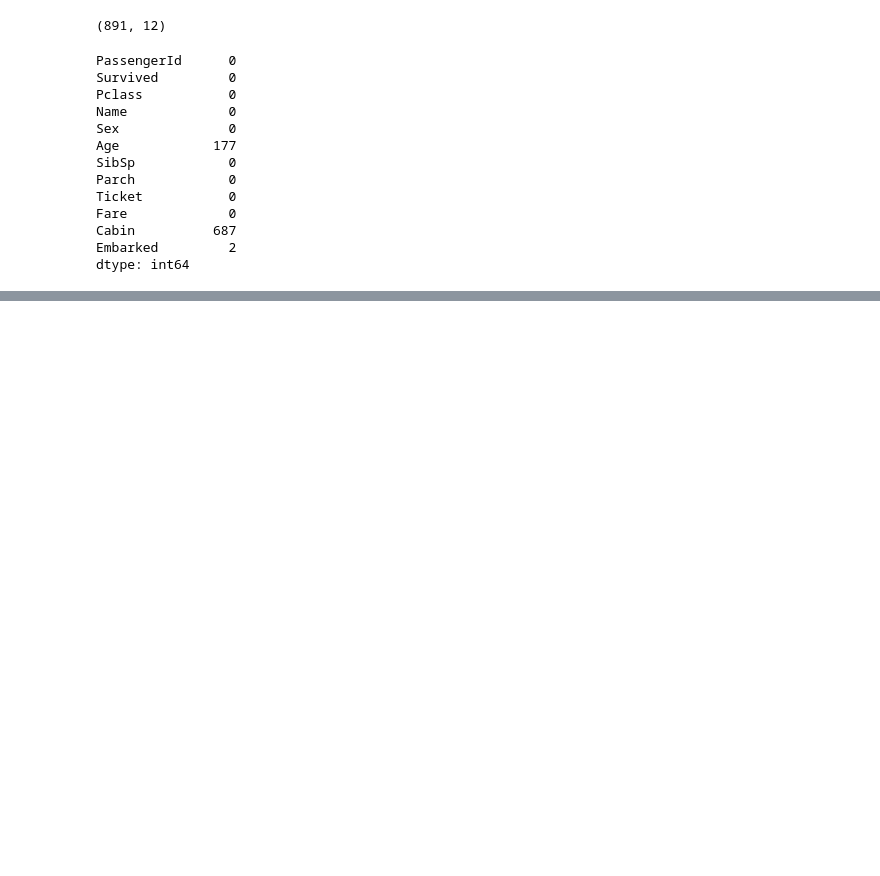
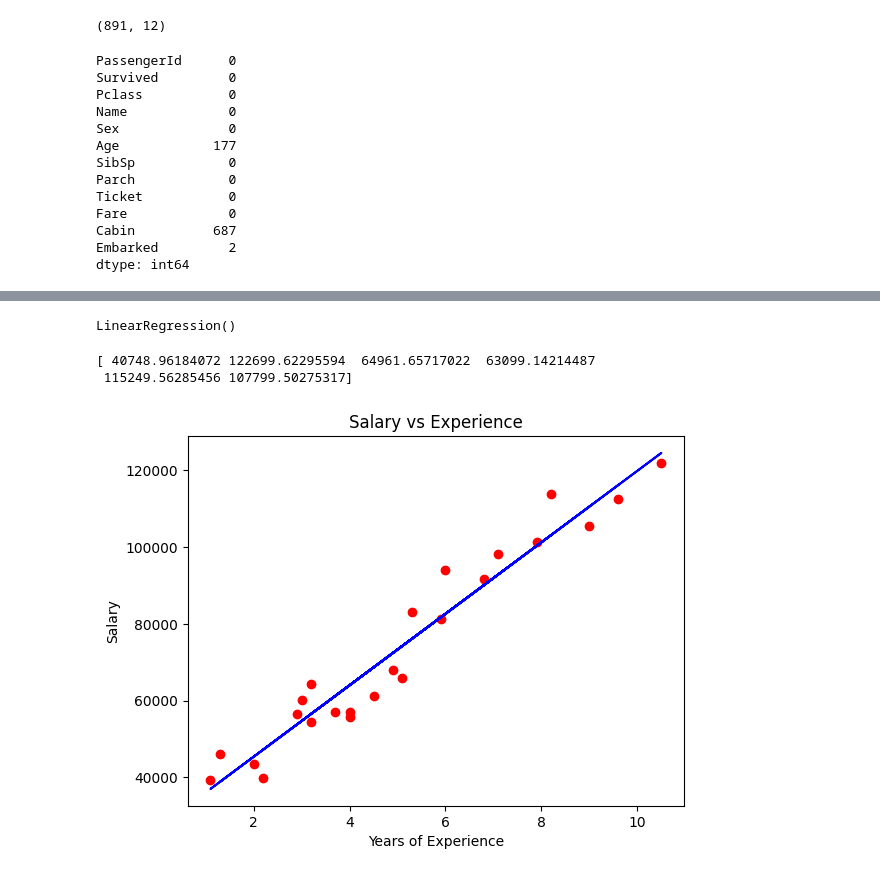
Before and after one commit to chandru-md/Revision, a Jupyter notebook: 1_Data_Preprocessing_ML.ipynb, the cells around one changed output, grey strips where cells are left out. Cells and saved outputs as stored; diff of their text form; code cells hidden in the pictures; blank space fills up the shorter version.

```diff
--- a/1_Data_Preprocessing_ML.ipynb
+++ b/1_Data_Preprocessing_ML.ipynb
@@ -334,0 +374,2 @@ dtype: int64
+# %%
+y = dataset["Salary"]
@@ -334,0 +396,9 @@ dtype: int64
+# %%
+from sklearn.model_selection import train_test_split
+x_train,x_test,y_train,y_test = train_test_split(x,y,test_size=0.20,random_state=0)
+# %%
+from sklearn.linear_model import LinearRegression
+reg = LinearRegression()
+reg.fit(x_train,y_train)
+# %% [output]
+LinearRegression()
@@ -334,0 +407,16 @@ dtype: int64
+# %%
+print(y_pred_test)
+# %% [output]
+[ 40748.96184072 122699.62295594  64961.65717022  63099.14214487
+ 115249.56285456 107799.50275317]
+# %%
+y_pred_train = reg.predict(x_train)
+# %%
+plt.scatter(x_train,y_train,color='red')
+plt.plot(x_train,y_pred_train,color = 'blue')
+plt.title("Salary vs Experience")
+plt.xlabel("Years of Experience")
+plt.ylabel("Salary")
+plt.show()
+# %% [output]
+[figure, added]
```
Also changed, not shown: parts of 10 cells of this notebook, 2 other files.
